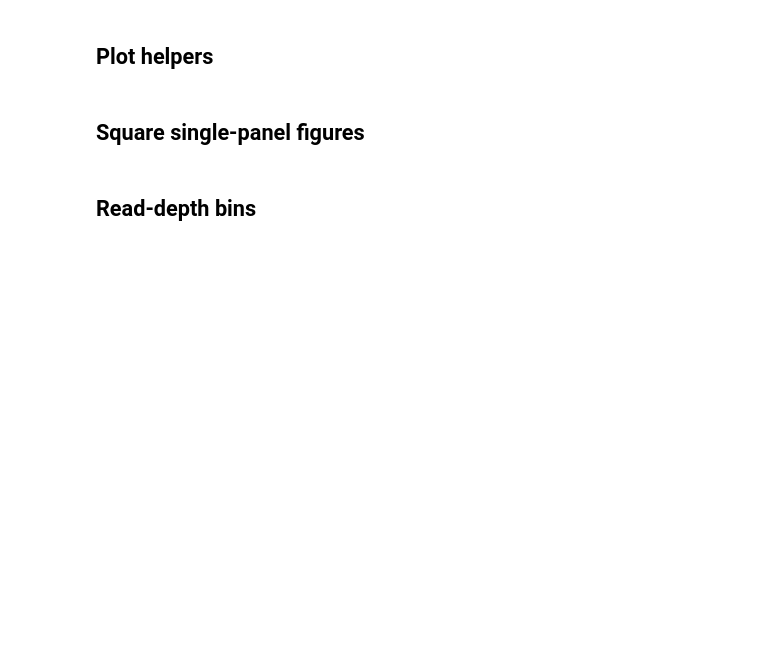
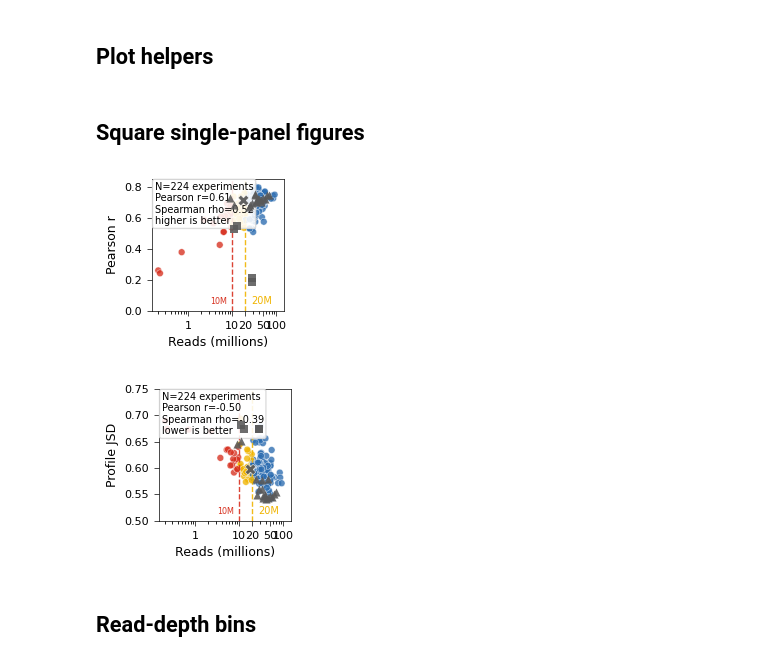
Before and after one commit to kundajelab/procap-atlas, a Jupyter notebook: notebooks/performance_to_read_depth.ipynb, the cells around one changed output. Saved outputs shown, nothing was run; the diff lists cells and outputs as text; code cells hidden in the pictures; blank space fills up the shorter version.

Commit message:
Added a bunch of plots, fixed frequency deeplift

```diff
--- a/notebooks/performance_to_read_depth.ipynb
+++ b/notebooks/performance_to_read_depth.ipynb
@@ -43,6 +58,7 @@ PROBLEM_TSS_EXPERIMENTS = {"ENCSR973QQI": "ReNcell CX"}
 ## Load benchmark metrics and flags
 # %%
 metrics = pd.read_csv(METRICS_PATH, sep="	")
+metrics["profile_jsd"] = metrics["profile_jsd"] ** (1/2)
 flags = pd.read_csv(FLAGS_PATH, sep="	")
 
 flag_cols = [
@@ -62,6 +78,7 @@ plot_df["overall_flag"] = pd.Categorical(
 plot_df["read_depth_millions"] = plot_df["total_reads"] / 1e6
 plot_df["log10_total_reads"] = np.log10(plot_df["total_reads"])
 
+
 summary = {
     "n_experiments": len(plot_df),
     "n_biosamples": plot_df["biosample"].nunique(),
@@ -210,20 +233,23 @@ def plot_metric_vs_read_depth(
 # %%
 single_panel_specs = [
     ("log_counts_pearson", "Pearson r", "higher", (0.0, 0.85), "bpnet_log_counts_pearson_vs_read_depth_annotated"),
-    ("profile_jsd", "Profile JSD", "lower", (0.25, 0.62), "bpnet_profile_jsd_vs_read_depth_annotated"),
+    ("profile_jsd", "Profile JSD", "lower", (0.5, 0.75), "bpnet_profile_jsd_vs_read_depth_annotated"),
 ]
 
 for metric, ylabel, better, ylim, stem in single_panel_specs:
     fig, ax = plt.subplots(figsize=(FIGURE_SIZE_IN, FIGURE_SIZE_IN))
     plot_metric_vs_read_depth(ax, metric, ylabel, better, ylim=ylim, legend=False)
     ax.set_xlabel("Reads (millions)")
     ax.set_ylabel(ylabel)
     ax.set_box_aspect(1)
     ax.texts[0].set_fontsize(5.8)
     fig.subplots_adjust(left=0.22, right=0.96, bottom=0.20, top=0.96)
     fig.savefig(PLOTS_DIR / f"{stem}.pdf", dpi=300)
-    fig.savefig(PLOTS_DIR / f"{stem}.png", dpi=300)
+    #fig.savefig(PLOTS_DIR / f"{stem}.png", dpi=300)
     plt.show()
+# %% [output]
+[figure, added]
+[figure, added]
 # %% [markdown]
 ## Read-depth bins
 # %%
```
Also changed, not shown: parts of 3 cells of this notebook, 8 other files.
